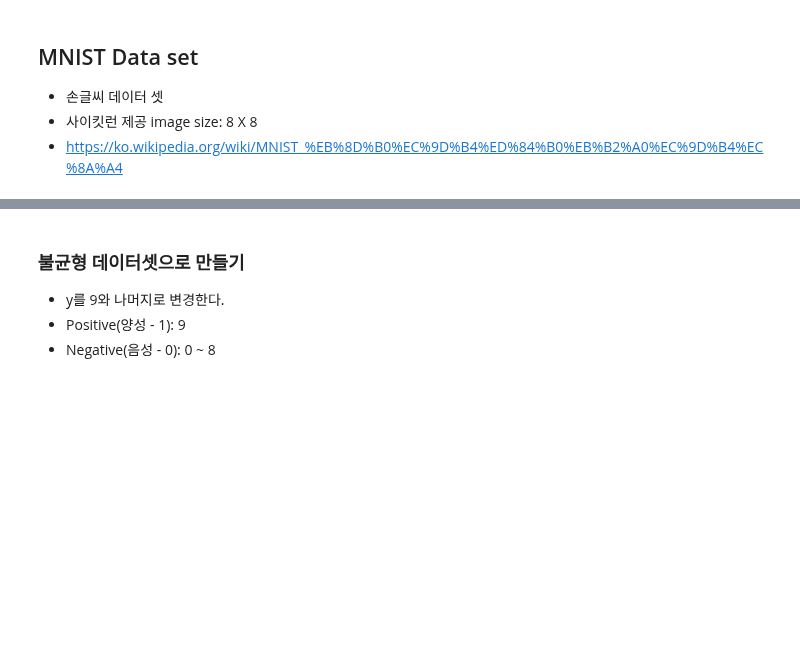
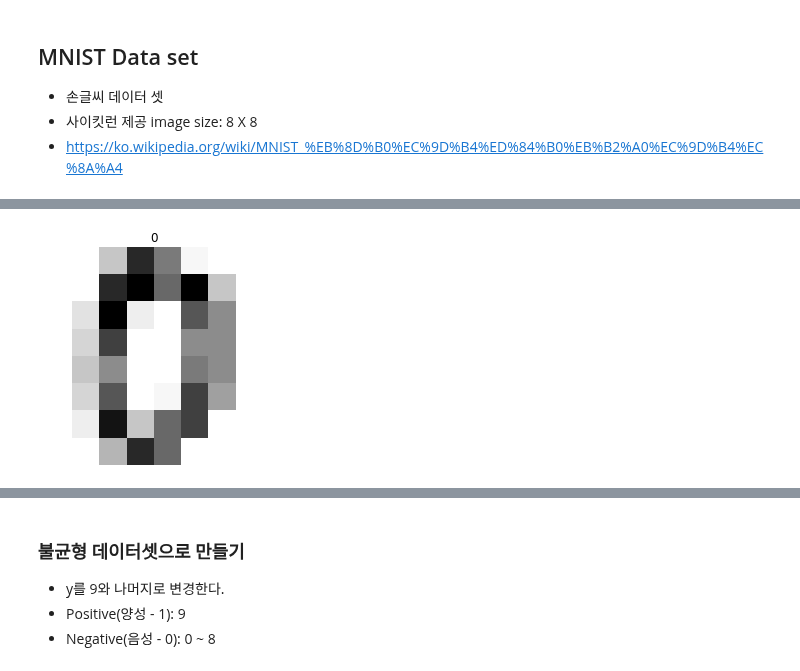
Before and after one commit to mein0121/Python_JupyterNotebook, a Jupyter notebook: 6.MachinLearning/05_분류 평가지표.ipynb, the cells around one changed output, grey strips where cells are left out. Saved outputs shown, nothing was run; the diff lists cells and outputs as text; code cells hidden in the pictures; blank space fills up the shorter version.

```diff
--- a/6.MachinLearning/05_분류 평가지표.ipynb
+++ b/6.MachinLearning/05_분류 평가지표.ipynb
@@ -51,0 +73,3 @@ $$
+# %%
+no0 = X[0].reshape(8,8)
+no0
@@ -51,0 +85,7 @@ $$
+# %%
+plt.imshow(no0, cmap='Greys') # 이미지 표현
+plt.axis('off') # 축지우기.
+plt.title(y[0])
+plt.show()
+# %% [output]
+[figure, added]
```
Also changed, not shown: parts of 19 cells of this notebook.
